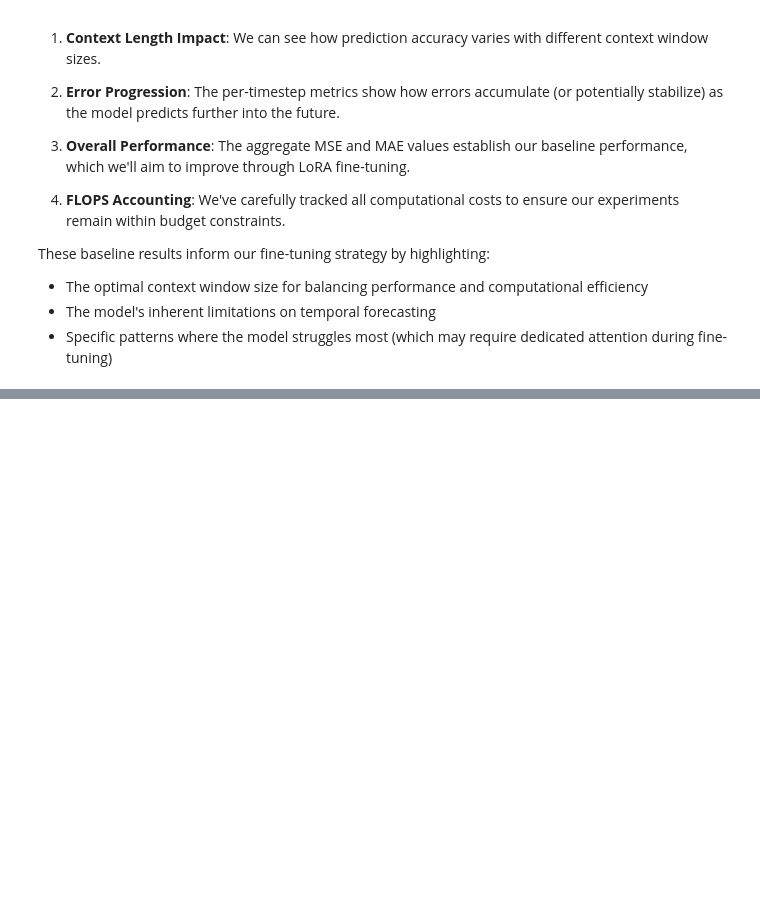
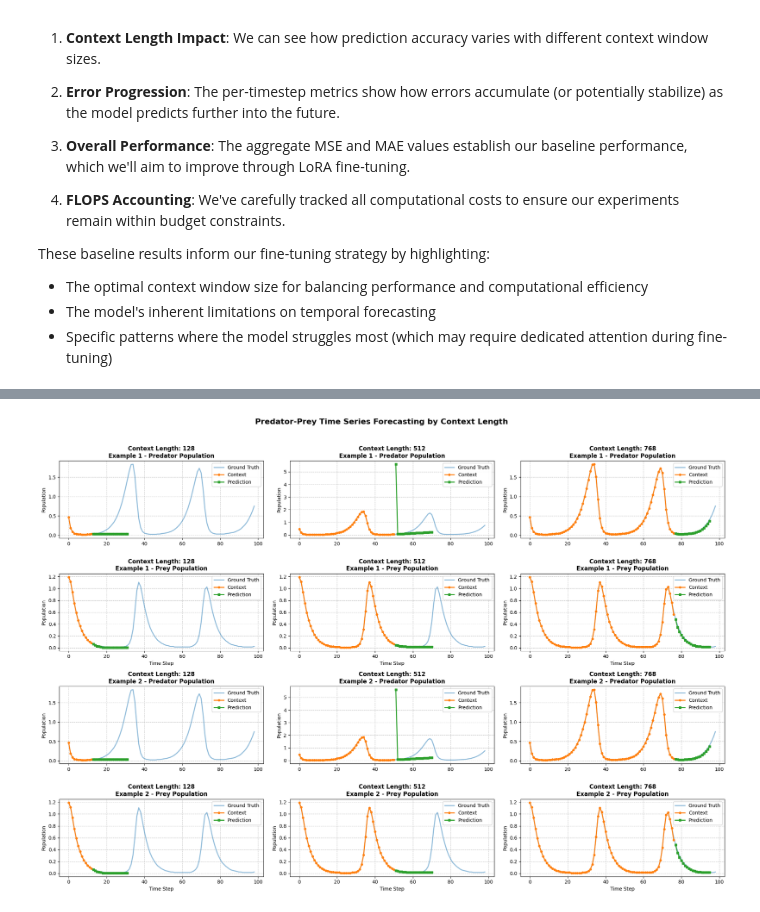
Before and after one commit to Yuchen20/M2-Coursework, a Jupyter notebook: notebooks/3_untrained_behaviour.ipynb, the cells around one changed output, grey strips where cells are left out. Cells and saved outputs as stored; diff of their text form; code cells hidden in the pictures; blank space fills up the shorter version.

```diff
--- a/notebooks/3_untrained_behaviour.ipynb
+++ b/notebooks/3_untrained_behaviour.ipynb
@@ -429,0 +520,57 @@ These baseline results inform our fine-tuning strategy by highlighting:
+# %%
+
+
+
+# for each
+fig, ax = plt.subplots(4, 3, figsize=(20, 14))
+context_lengths = [128, 512, 768]
+colors = ['#1f77b4', '#ff7f0e', '#2ca02c', '#d62728']
+examples = ["Example 1", "Example 2"]
+
+for i, context_length in enumerate(context_lengths):
+    data = datas[context_length]
+
+    for j, d in enumerate(data):
+        input_ids = d['input_ids'].squeeze().cpu().numpy()
+        target = d['target'].squeeze().cpu().numpy()
+
+        full_sequence = np.concatenate([input_ids, target], axis=0)
+
+        # Process data for plotting
+        full_sequence_values = processor.postprocess(full_sequence)
+        input_ids_values = processor.postprocess(input_ids)
+        result_ids_values = processor.postprocess(result[context_length][j])
+        result_time = range(len(input_ids_values), len(result_ids_values) + len(input_ids_values))
+
+        # Plot predator population
+        ax[j*2, i].plot(full_sequence_values[:, 0], linewidth=2, color=colors[0], alpha=0.5, label='Ground Truth')
+        ax[j*2, i].plot(input_ids_values[:, 0], linewidth=2, marker='o', markersize=4, label='Context', color=colors[1])
+        ax[j*2, i].plot(result_time, result_ids_values[:, 0], linewidth=2, marker='s', markersize=5,
+                        label='Prediction', color=colors[2])
+
+        # Plot prey population
+        ax[j*2+1, i].plot(full_sequence_values[:, 1], linewidth=2, color=colors[0], alpha=0.5, label='Ground Truth')
+        ax[j*2+1, i].plot(input_ids_values[:, 1], linewidth=2, marker='o', markersize=4, label='Context', color=colors[1])
+        ax[j*2+1, i].plot(result_time, result_ids_values[:, 1], linewidth=2, marker='s', markersize=5,
+                          label='Prediction', color=colors[2])
+
+        # Set titles and labels
+        ax[j*2, i].set_title(f"Context Length: {context_length}\n{examples[j]} - Predator Population", fontsize=12, fontweight='bold')
+        ax[j*2+1, i].set_title(f"Context Length: {context_length}\n{examples[j]} - Prey Population", fontsize=12, fontweight='bold')
+
+        # Add grid and legend to make the plots more readable
+        for row in [j*2, j*2+1]:
+            ax[row, i].grid(True, linestyle='--', alpha=0.7)
+            ax[row, i].legend(loc='upper right', frameon=True, framealpha=0.9)
+            ax[row, i].set_ylabel('Population', fontsize=10)
+
+            # Only show x label on bottom row
+            if row == j*2+1:
+                ax[row, i].set_xlabel('Time Step', fontsize=10)
+
+# Add overall title
+plt.suptitle('Predator-Prey Time Series Forecasting by Context Length', fontsize=16, fontweight='bold', y=0.98)
+plt.tight_layout(rect=[0, 0, 1, 0.96])
+plt.show()
+# %% [output]
+[figure, added]
```
Also changed, not shown: parts of 7 cells of this notebook, 2 other files.
